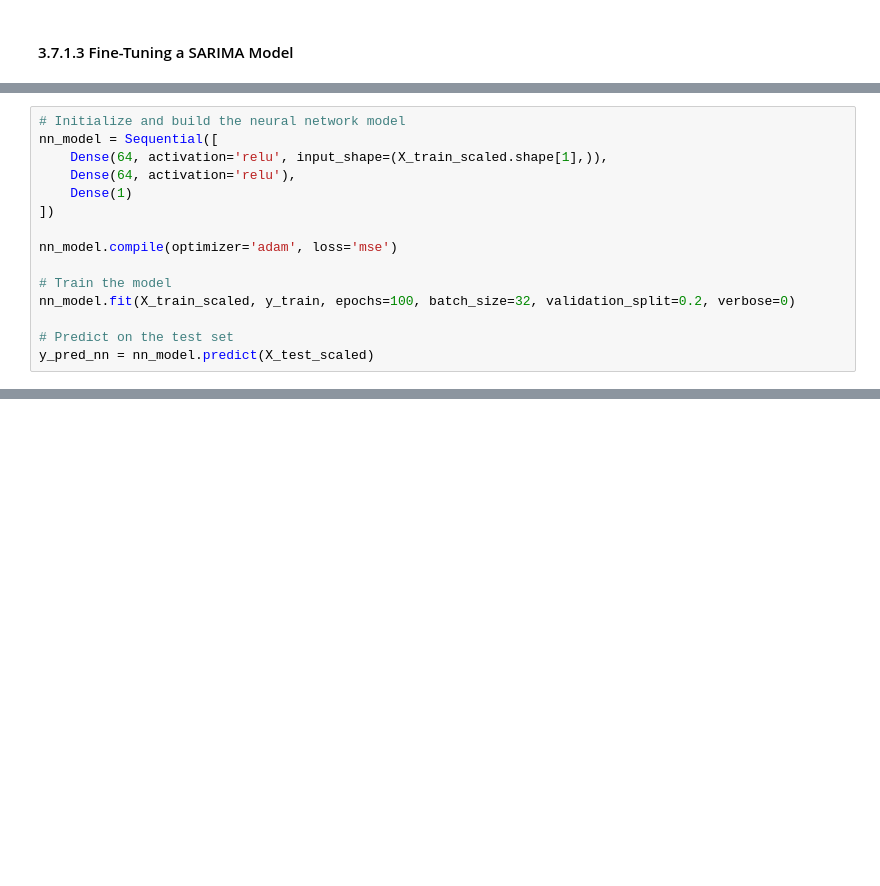
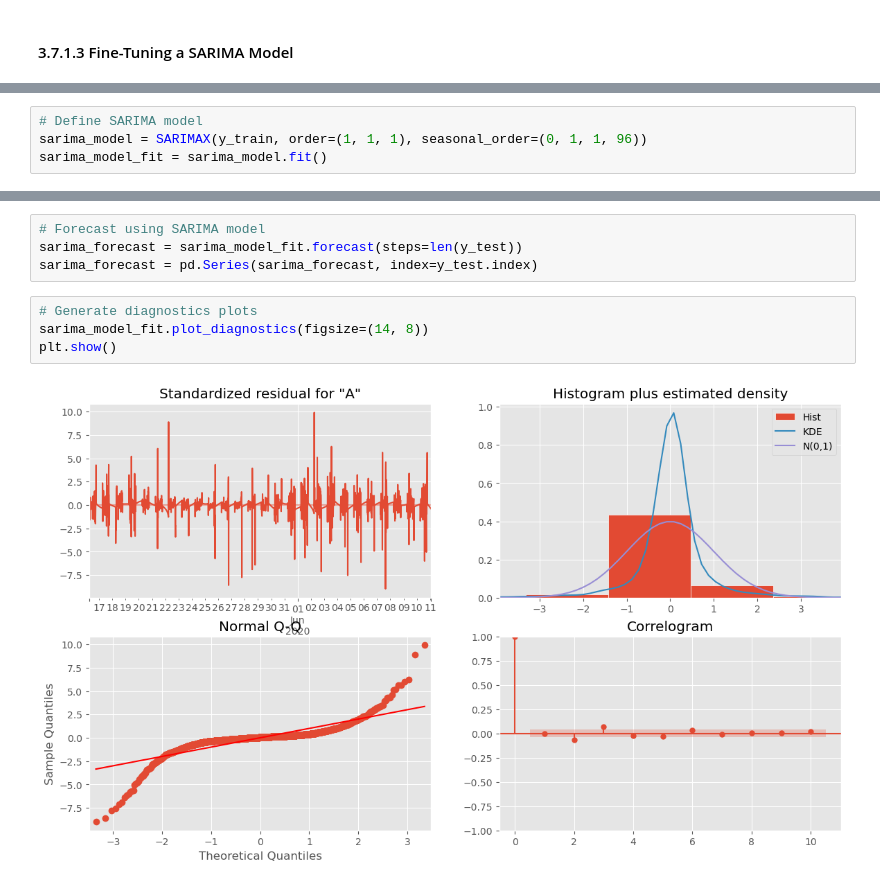
Before and after one commit to aysebsengul/Capstone_3_Predicting-Future-Solar-Energy-Generation-, a Jupyter notebook: 3_Pre-processing Work and Model.ipynb, the cells around one changed output, grey strips where cells are left out. Drawn from its saved outputs; the diff is of its cells as text; blank space fills up the shorter version.

```diff
--- a/3_Pre-processing Work and Model.ipynb
+++ b/3_Pre-processing Work and Model.ipynb
@@ -1002,15 +511,0 @@ Successfully installed absl-py-2.1.0 astunparse-1.6.3 flatbuffers-24.3.25 gast-0
-# %%
-# Initialize and build the neural network model
-nn_model = Sequential([
-    Dense(64, activation='relu', input_shape=(X_train_scaled.shape[1],)),
-    Dense(64, activation='relu'),
-    Dense(1)
-])
-
-nn_model.compile(optimizer='adam', loss='mse')
-
-# Train the model
-nn_model.fit(X_train_scaled, y_train, epochs=100, batch_size=32, validation_split=0.2, verbose=0)
-
-# Predict on the test set
-y_pred_nn = nn_model.predict(X_test_scaled)
@@ -1066,0 +595,4 @@ Comparison of Models
+# %%
+# Define SARIMA model
+sarima_model = SARIMAX(y_train, order=(1, 1, 1), seasonal_order=(0, 1, 1, 96))
+sarima_model_fit = sarima_model.fit()
@@ -1066,0 +618,10 @@ Comparison of Models
+# %%
+# Forecast using SARIMA model
+sarima_forecast = sarima_model_fit.forecast(steps=len(y_test))
+sarima_forecast = pd.Series(sarima_forecast, index=y_test.index)
+# %%
+# Generate diagnostics plots
+sarima_model_fit.plot_diagnostics(figsize=(14, 8))
+plt.show()
+# %% [output]
+[figure, added]
```
Also changed, not shown: parts of 111 cells of this notebook.
